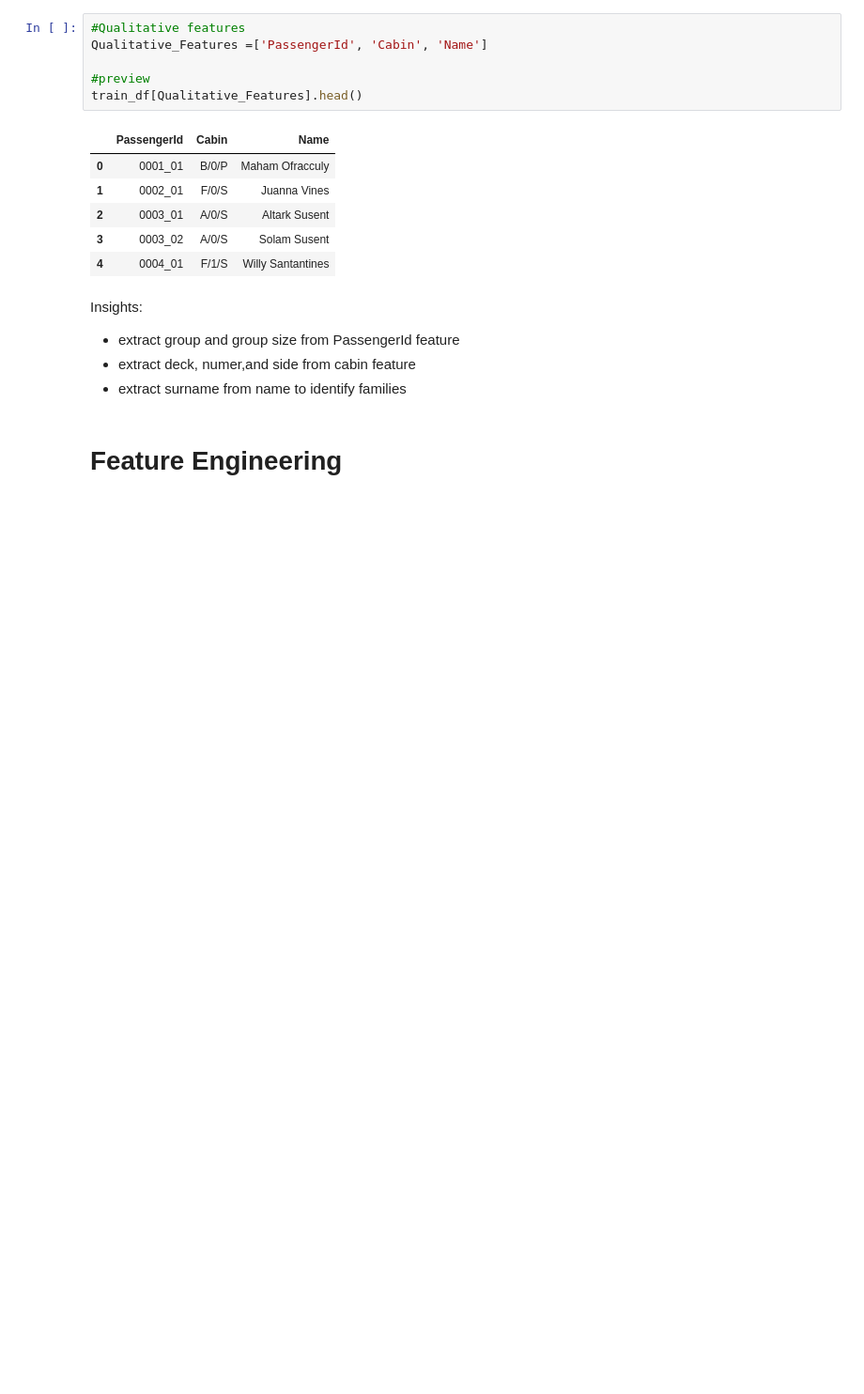
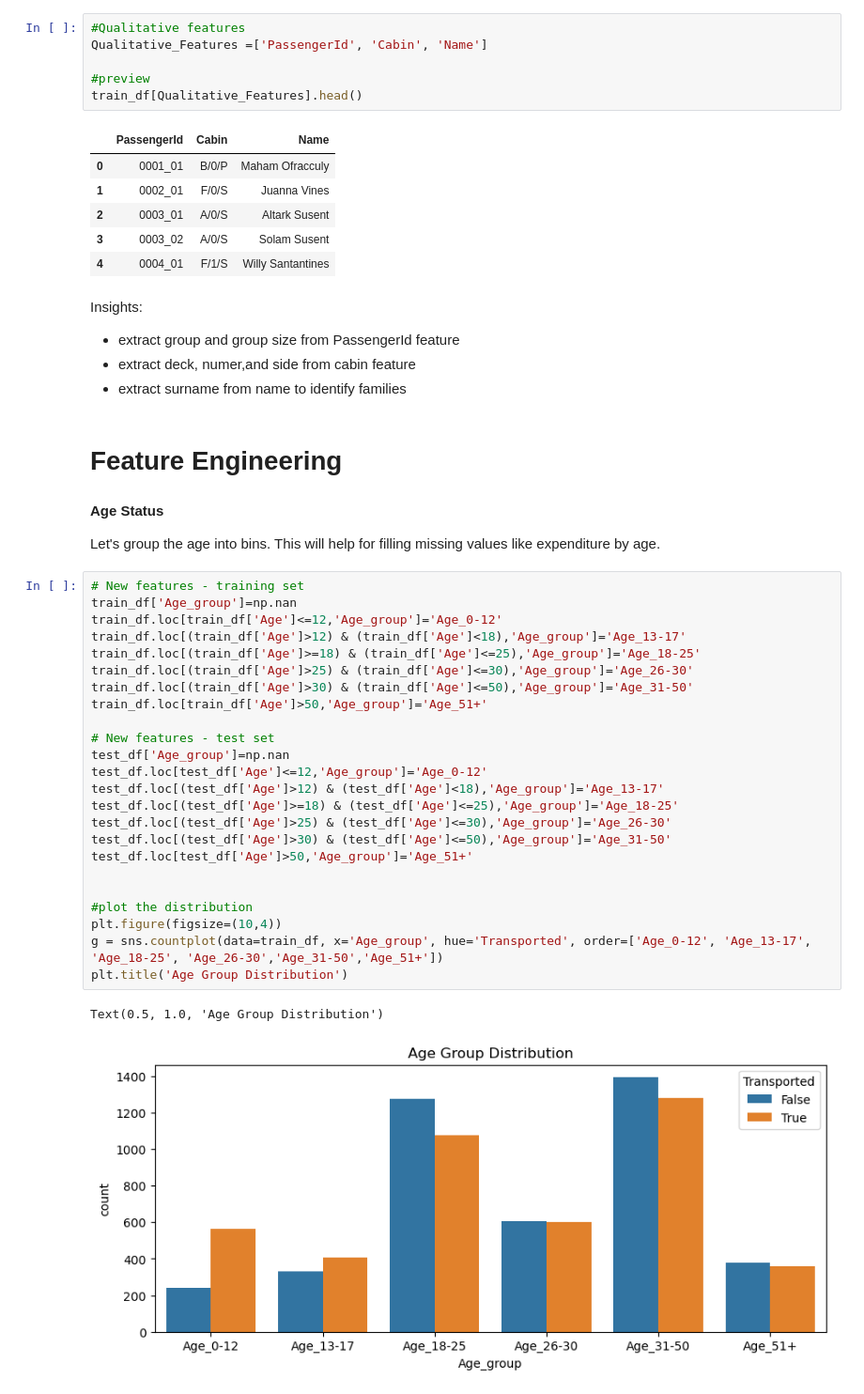
Before and after one commit to cclores1/Gantry-Kinematics, a Jupyter notebook: space-titanic-competition-v1-1.ipynb, the cells around one changed output. Shown at 94% size. Saved outputs shown, nothing was run; the diff lists cells and outputs as text; blank space fills up the shorter version.

```diff
--- a/space-titanic-competition-v1-1.ipynb
+++ b/space-titanic-competition-v1-1.ipynb
@@ -222,3 +222,34 @@ Insights:
 - extract surname from name to identify families
 # %% [markdown]
 # Feature Engineering
+# %% [markdown]
+**Age Status**
+
+Let's group the age into bins. This will help for filling missing values like expenditure by age.
+# %%
+# New features - training set
+train_df['Age_group']=np.nan
+train_df.loc[train_df['Age']<=12,'Age_group']='Age_0-12'
+train_df.loc[(train_df['Age']>12) & (train_df['Age']<18),'Age_group']='Age_13-17'
+train_df.loc[(train_df['Age']>=18) & (train_df['Age']<=25),'Age_group']='Age_18-25'
+train_df.loc[(train_df['Age']>25) & (train_df['Age']<=30),'Age_group']='Age_26-30'
+train_df.loc[(train_df['Age']>30) & (train_df['Age']<=50),'Age_group']='Age_31-50'
+train_df.loc[train_df['Age']>50,'Age_group']='Age_51+'
+
+# New features - test set
+test_df['Age_group']=np.nan
+test_df.loc[test_df['Age']<=12,'Age_group']='Age_0-12'
+test_df.loc[(test_df['Age']>12) & (test_df['Age']<18),'Age_group']='Age_13-17'
+test_df.loc[(test_df['Age']>=18) & (test_df['Age']<=25),'Age_group']='Age_18-25'
+test_df.loc[(test_df['Age']>25) & (test_df['Age']<=30),'Age_group']='Age_26-30'
+test_df.loc[(test_df['Age']>30) & (test_df['Age']<=50),'Age_group']='Age_31-50'
+test_df.loc[test_df['Age']>50,'Age_group']='Age_51+'
+
+
+#plot the distribution
+plt.figure(figsize=(10,4))
+g = sns.countplot(data=train_df, x='Age_group', hue='Transported', order=['Age_0-12', 'Age_13-17', 'Age_18-25', 'Age_26-30','Age_31-50','Age_51+'])
+plt.title('Age Group Distribution')
+# %% [output]
+Text(0.5, 1.0, 'Age Group Distribution')
+[figure, added]
```
Also changed, not shown: parts of 2 cells of this notebook.
